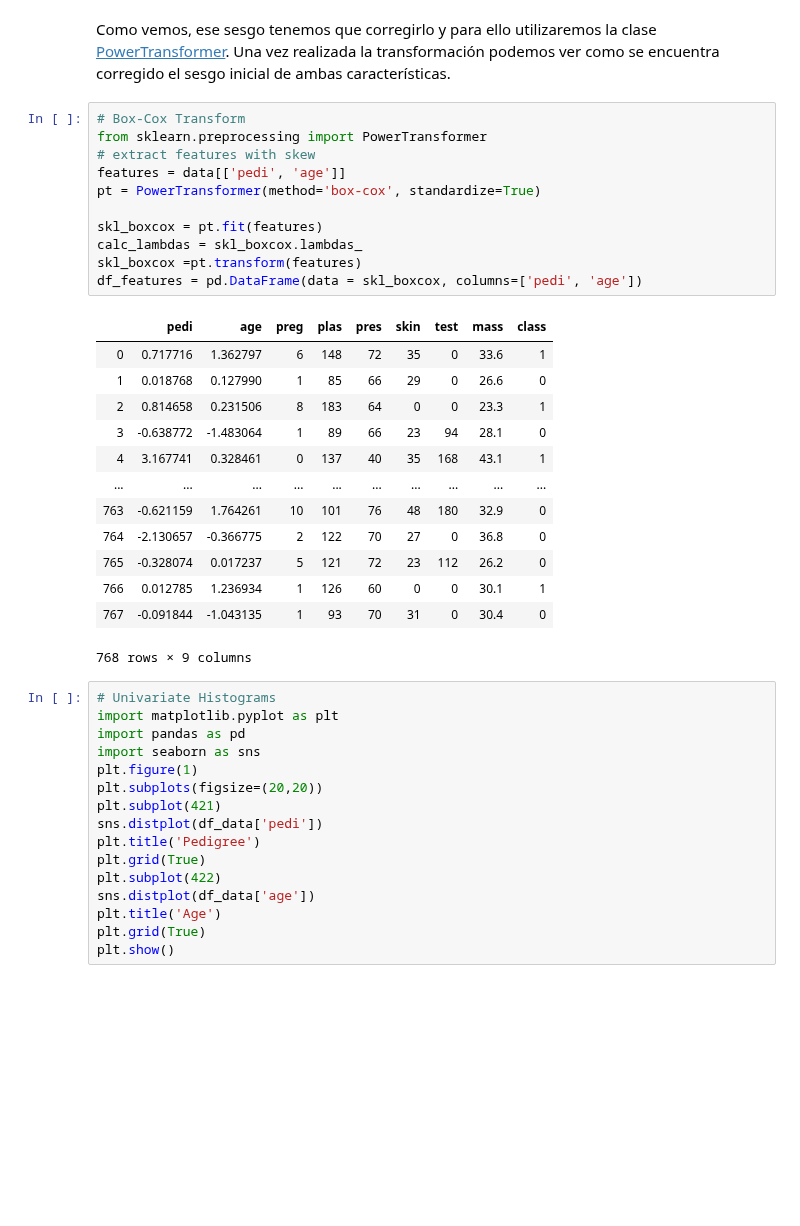
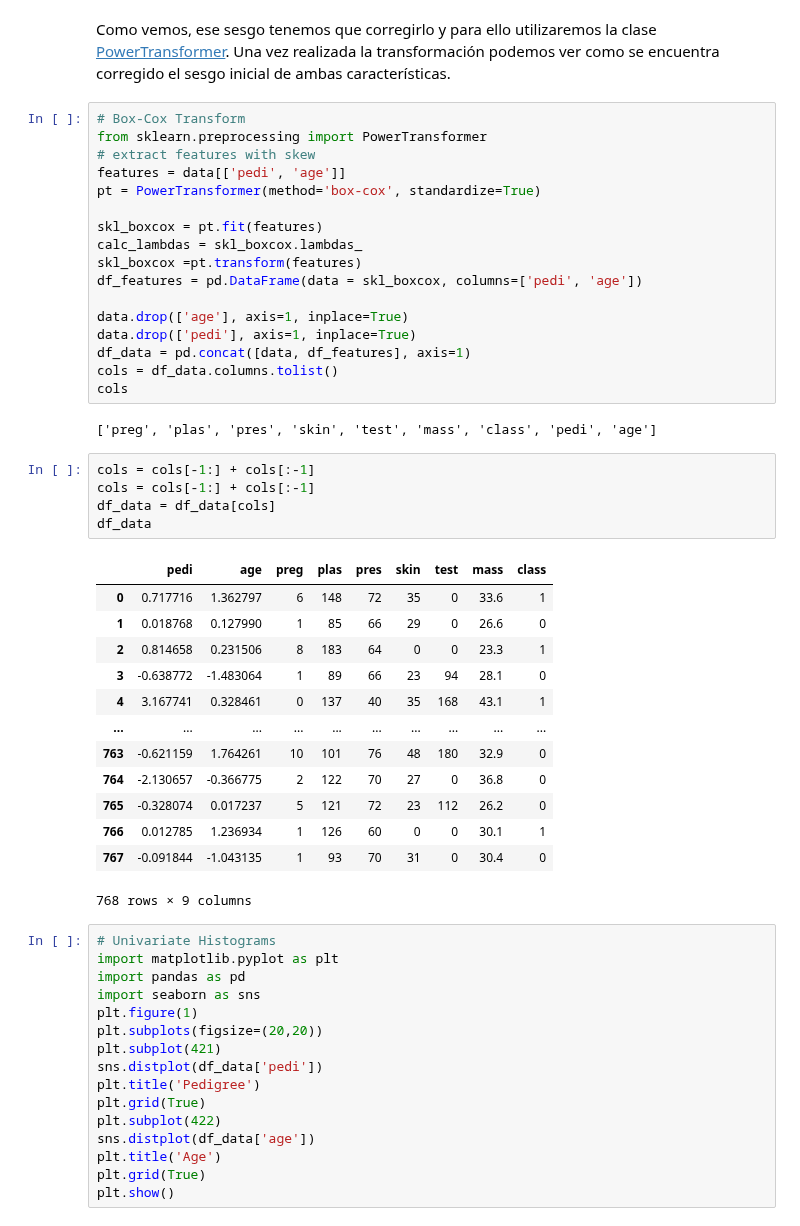
Before and after one commit to oscardbocanegra/udemy, a Jupyter notebook: machine_learning/jupyter_CursoPython/4-section/3.2. Transformación de datos.ipynb, the cells around one changed output. Drawn from its saved outputs; the diff is of its cells as text; blank space fills up the shorter version.

```diff
--- a/machine_learning/jupyter_CursoPython/4-section/3.2. Transformación de datos.ipynb
+++ b/machine_learning/jupyter_CursoPython/4-section/3.2. Transformación de datos.ipynb
@@ -358,20 +358,33 @@ skl_boxcox = pt.fit(features)
 calc_lambdas = skl_boxcox.lambdas_
 skl_boxcox =pt.transform(features)
 df_features = pd.DataFrame(data = skl_boxcox, columns=['pedi', 'age'])
+
+data.drop(['age'], axis=1, inplace=True)
+data.drop(['pedi'], axis=1, inplace=True)
+df_data = pd.concat([data, df_features], axis=1)
+cols = df_data.columns.tolist()
+cols
 # %% [output]
-|  | pedi | age | preg | plas | pres | skin | test | mass | class |
-| 0 | 0.717716 | 1.362797 | 6 | 148 | 72 | 35 | 0 | 33.6 | 1 |
-| 1 | 0.018768 | 0.127990 | 1 | 85 | 66 | 29 | 0 | 26.6 | 0 |
-| 2 | 0.814658 | 0.231506 | 8 | 183 | 64 | 0 | 0 | 23.3 | 1 |
-| 3 | -0.638772 | -1.483064 | 1 | 89 | 66 | 23 | 94 | 28.1 | 0 |
-| 4 | 3.167741 | 0.328461 | 0 | 137 | 40 | 35 | 168 | 43.1 | 1 |
-| ... | ... | ... | ... | ... | ... | ... | ... | ... | ... |
-| 763 | -0.621159 | 1.764261 | 10 | 101 | 76 | 48 | 180 | 32.9 | 0 |
-| 764 | -2.130657 | -0.366775 | 2 | 122 | 70 | 27 | 0 | 36.8 | 0 |
-| 765 | -0.328074 | 0.017237 | 5 | 121 | 72 | 23 | 112 | 26.2 | 0 |
-| 766 | 0.012785 | 1.236934 | 1 | 126 | 60 | 0 | 0 | 30.1 | 1 |
-| 767 | -0.091844 | -1.043135 | 1 | 93 | 70 | 31 | 0 | 30.4 | 0 |
-768 rows × 9 columns
+['preg', 'plas', 'pres', 'skin', 'test', 'mass', 'class', 'pedi', 'age']
+# %%
+cols = cols[-1:] + cols[:-1]
+cols = cols[-1:] + cols[:-1]
+df_data = df_data[cols]
+df_data
+# %% [output]
+|  | pedi | age | preg | plas | pres | skin | test | mass | class |
+| 0 | 0.717716 | 1.362797 | 6 | 148 | 72 | 35 | 0 | 33.6 | 1 |
+| 1 | 0.018768 | 0.127990 | 1 | 85 | 66 | 29 | 0 | 26.6 | 0 |
+| 2 | 0.814658 | 0.231506 | 8 | 183 | 64 | 0 | 0 | 23.3 | 1 |
+| 3 | -0.638772 | -1.483064 | 1 | 89 | 66 | 23 | 94 | 28.1 | 0 |
+| 4 | 3.167741 | 0.328461 | 0 | 137 | 40 | 35 | 168 | 43.1 | 1 |
+| ... | ... | ... | ... | ... | ... | ... | ... | ... | ... |
+| 763 | -0.621159 | 1.764261 | 10 | 101 | 76 | 48 | 180 | 32.9 | 0 |
+| 764 | -2.130657 | -0.366775 | 2 | 122 | 70 | 27 | 0 | 36.8 | 0 |
+| 765 | -0.328074 | 0.017237 | 5 | 121 | 72 | 23 | 112 | 26.2 | 0 |
+| 766 | 0.012785 | 1.236934 | 1 | 126 | 60 | 0 | 0 | 30.1 | 1 |
+| 767 | -0.091844 | -1.043135 | 1 | 93 | 70 | 31 | 0 | 30.4 | 0 |
+768 rows × 9 columns
 # %%
 # Univariate Histograms
 import matplotlib.pyplot as plt
```
